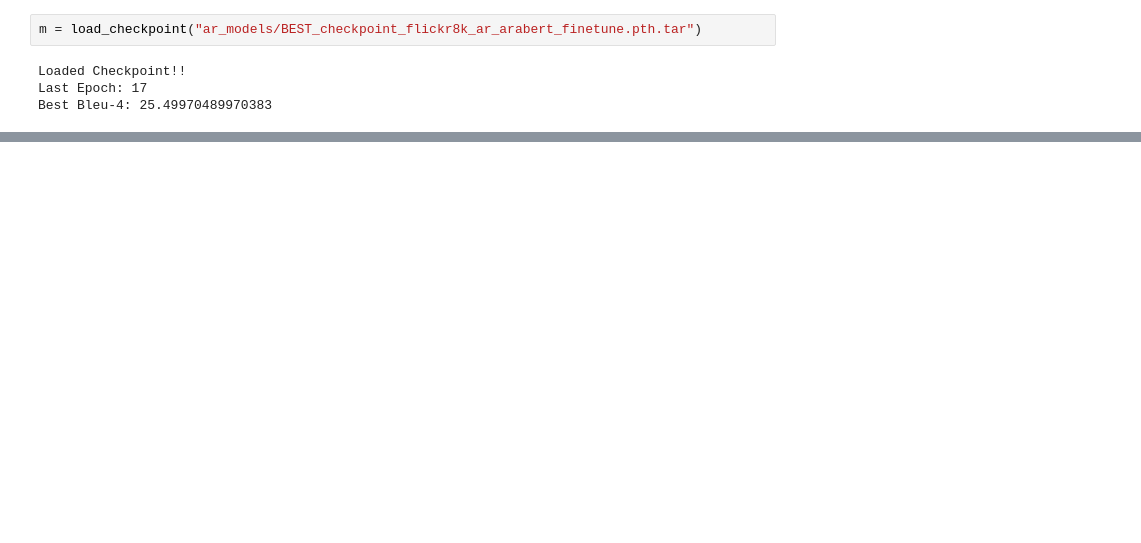
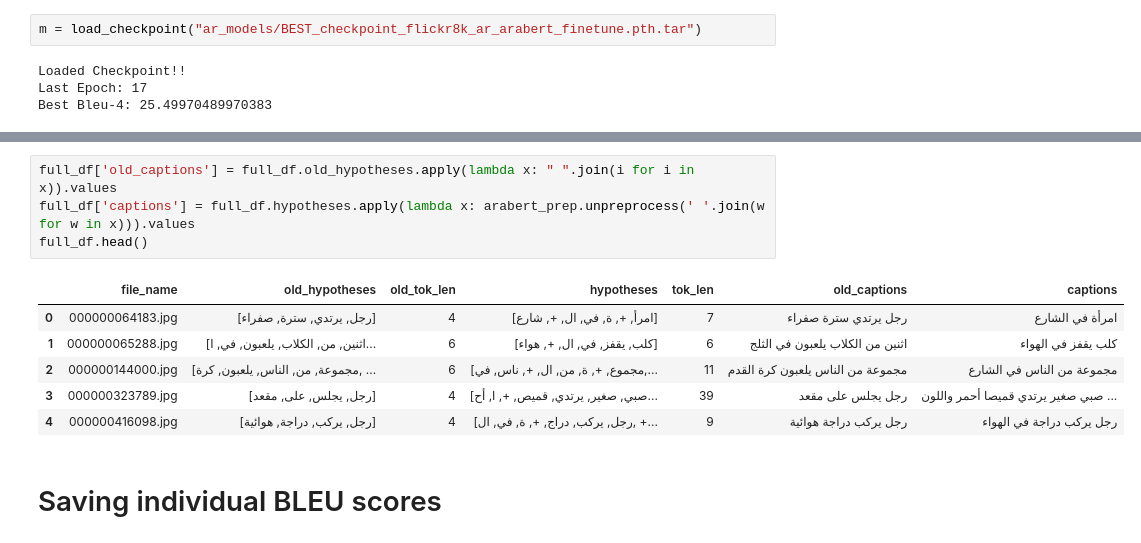
Before and after one commit to moaaztaha/Image-Captioning, a Jupyter notebook: Eval 201 coco examples.ipynb, the cells around one changed output, grey strips where cells are left out. Drawn from its saved outputs; the diff is of its cells as text; blank space fills up the shorter version.

```diff
--- a/Eval 201 coco examples.ipynb
+++ b/Eval 201 coco examples.ipynb
@@ -122,0 +477,13 @@ Total size: 1005
+# %%
+full_df['old_captions'] = full_df.old_hypotheses.apply(lambda x: " ".join(i for i in x)).values
+full_df['captions'] = full_df.hypotheses.apply(lambda x: arabert_prep.unpreprocess(' '.join(w for w in x))).values
+full_df.head()
+# %% [output]
+|  | file_name | old_hypotheses | old_tok_len | hypotheses | tok_len | old_captions | captions |
+| 0 | 000000064183.jpg | [رجل, يرتدي, سترة, صفراء] | 4 | [امرأ, +, ة, في, ال, +, شارع] | 7 | رجل يرتدي سترة صفراء | امرأة في الشارع |
+| 1 | 000000065288.jpg | [اثنين, من, الكلاب, يلعبون, في, ا... | 6 | [كلب, يقفز, في, ال, +, هواء] | 6 | اثنين من الكلاب يلعبون في الثلج | كلب يقفز في الهواء |
+| 2 | 000000144000.jpg | [مجموعة, من, الناس, يلعبون, كرة, ... | 6 | [مجموع, +, ة, من, ال, +, ناس, في,... | 11 | مجموعة من الناس يلعبون كرة القدم | مجموعة من الناس في الشارع |
+| 3 | 000000323789.jpg | [رجل, يجلس, على, مقعد] | 4 | [صبي, صغير, يرتدي, قميص, +, ا, أح... | 39 | رجل يجلس على مقعد | صبي صغير يرتدي قميصا أحمر واللون ... |
+| 4 | 000000416098.jpg | [رجل, يركب, دراجة, هوائية] | 4 | [رجل, يركب, دراج, +, ة, في, ال, +... | 9 | رجل يركب دراجة هوائية | رجل يركب دراجة في الهواء |
+# %% [markdown]
+# Saving individual BLEU scores
```
Also changed, not shown: parts of 50 cells of this notebook, 5 other files.
